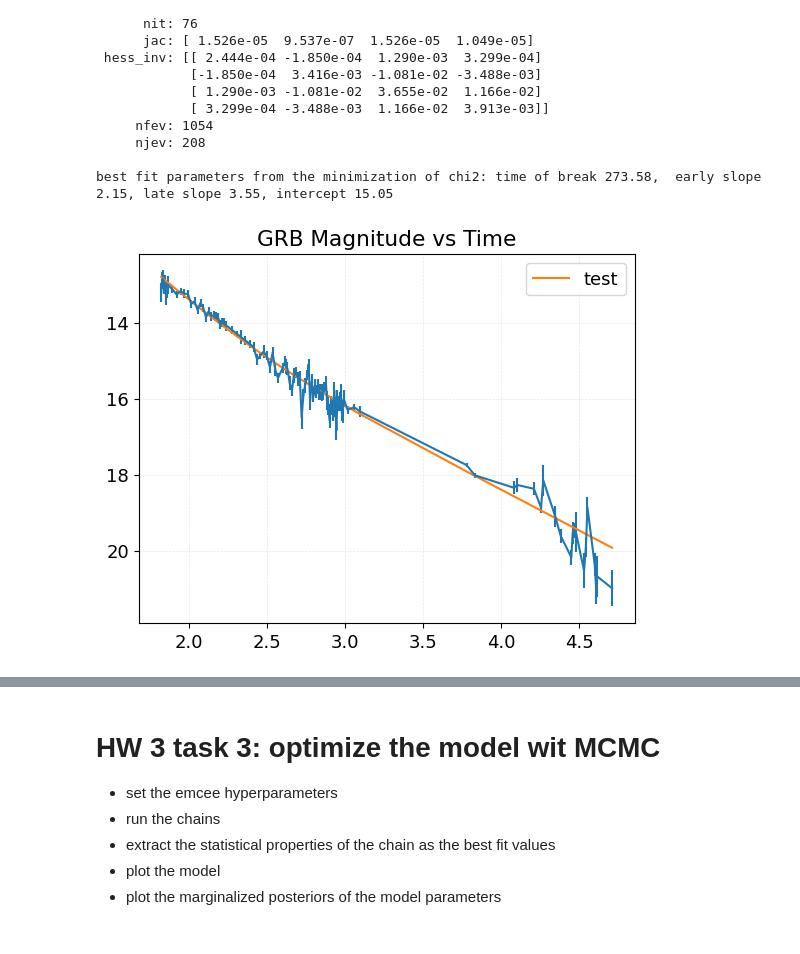
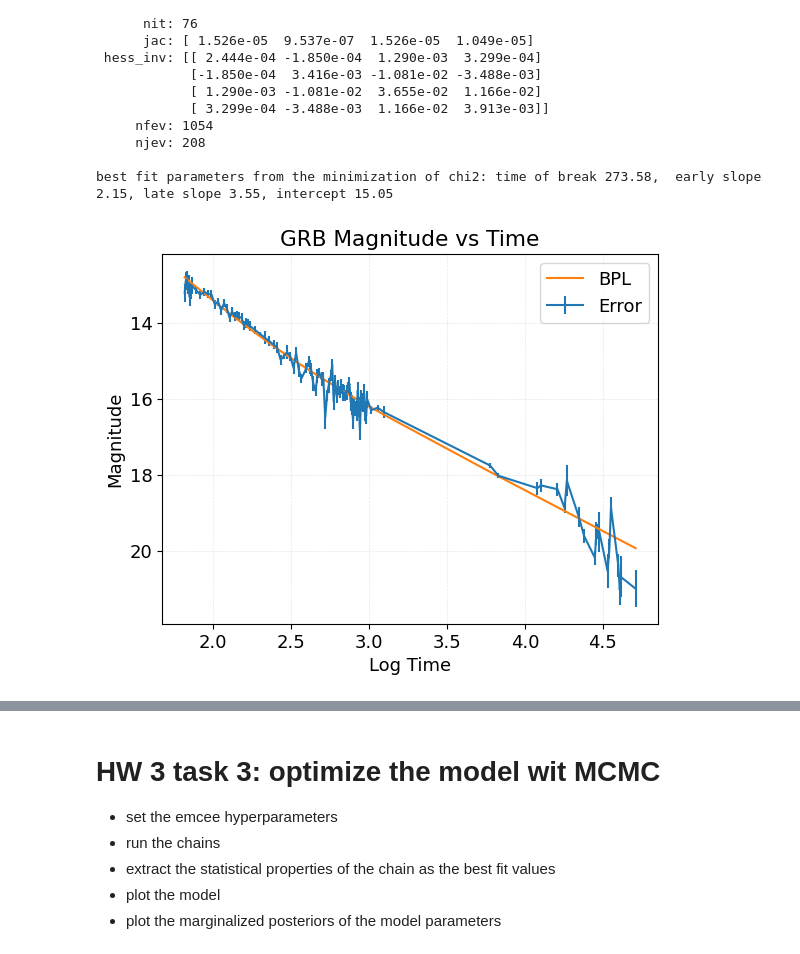
Before and after one commit to TJTomas/DSPS_TTomaszewski, a Jupyter notebook: HW6/Tomaszewski_Second_Half_fitlinetogrbafterglow_mcmc_dsps25.ipynb, the cells around one changed output, grey strips where cells are left out. Cells and saved outputs as stored; diff of their text form; code cells hidden in the pictures.

```diff
--- a/HW6/Tomaszewski_Second_Half_fitlinetogrbafterglow_mcmc_dsps25.ipynb
+++ b/HW6/Tomaszewski_Second_Half_fitlinetogrbafterglow_mcmc_dsps25.ipynb
@@ -722,21 +736,21 @@ def bpl (theta, x):
     # Use the provided formula for magnitude
     return b - np.log10(((t/tb)**(-a1) + (t/tb)**(-a2)))
 # %%
-def log_likelihood_bpl(theta, t, y, yerr):
+def log_likelihood_bpl(theta, x, y, yerr):
   # use the same log_likelihood as before (chi2) but with the new model
   #Mag model from above
-  return -0.5 * np.sum(((y - bpl(theta, t))**2) / yerr**2)
+  return -0.5 * np.sum(((y - bpl(theta, x))**2) / yerr**2)
 
-def log_prior_bpl(theta, t):
+def log_prior_bpl(theta):
   # similar to before, but choose relevant regions of avoidance based on the description of the model
   tb, a1, a2, b = theta
   if 50 < tb < 60000 and a1 > 0 and a2 > 0 and 10 < b < 25:
     return 0.0
   return -np.inf
 
-def log_posterior_bpl(theta, t, y, yerr):
+def log_posterior_bpl(theta, x, y, yerr):
   #this is the same as before! exactly! cause this is just log_likelihood + log_prior
-  lp_bpl = log_prior_bpl(theta, t)
+  lp_bpl = log_prior_bpl(theta)
   if not np.isfinite(lp_bpl):
     return -np.inf
   return lp_bpl + log_likelihood_bpl(theta, t, y, yerr)
@@ -752,7 +812,7 @@ ig = [1000, 0.005, 0.0025, 12] # Changed from order [a1, a2, Tb, b] to [Tb, a1,
 nll = lambda *args: -log_likelihood_bpl(*args)
 
 # FBB define something like nll = lambda *args: -log_likelihood_bpl(*args) and do minimize of nll instead - no bounds needed
-soln = minimize(nll, ig, args=(t, y, s),)
+soln = minimize(nll, ig, args=(x, y, s),)
 print(soln)
 print("")
 print("best fit parameters from the minimization of chi2: " +
@@ -776,14 +836,16 @@ best fit parameters from the minimization of chi2: time of break 273.58,  early
 # %%
 ax = pl.gca()
 ig = soln.x # the initial guess for the MCMC
 ax.yaxis.set_inverted(True)
 # plot the model as it looks with the initial guess values
-pl.errorbar(x, y, yerr=s)
-pl.plot(x, bpl(ig, t), label = "test")
+pl.errorbar(x, y, yerr=s, label = "Error")
+pl.plot(x, bpl(ig, t), label = "BPL")
 #pl.plot(x, bpl(ig, x_nolog))
 pl.xscale("linear")
 pl.legend()
 pl.title("GRB Magnitude vs Time")
+pl.xlabel("Log Time")
+pl.ylabel("Magnitude")
 pl.grid(True, linestyle = "--", linewidth = 0.5, alpha = 0.3)
 # %% [output]
-[figure, old version]
+[figure, new version]
```
Also changed, not shown: parts of 22 cells of this notebook.
